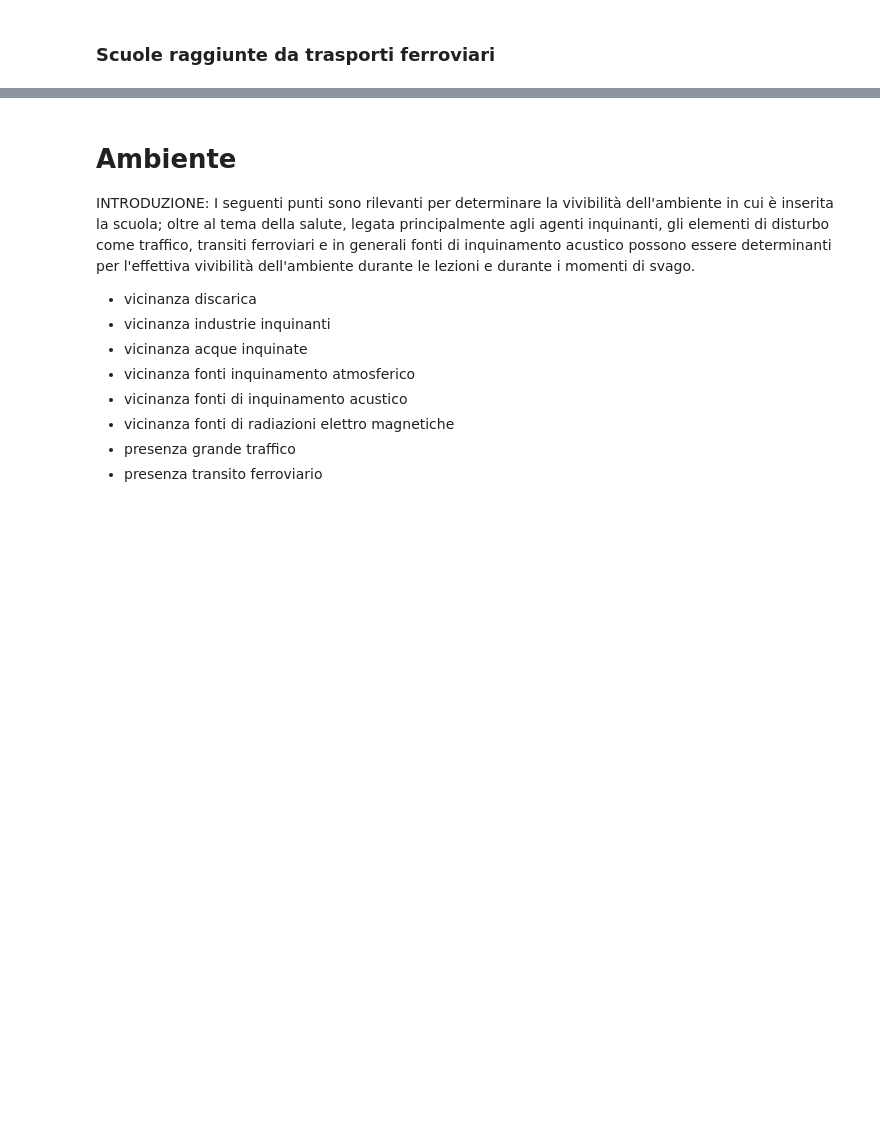
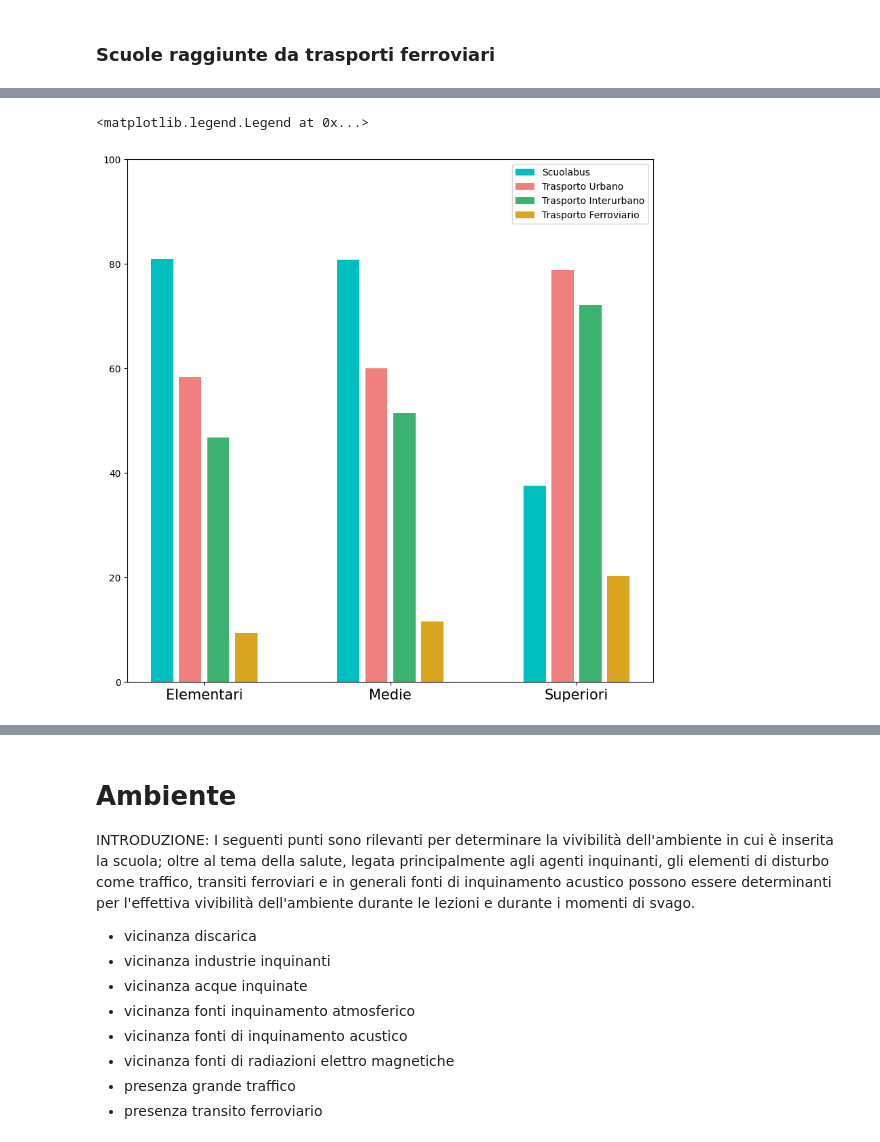
Before and after one commit to bolla99/datavis-project, a Jupyter notebook: notebook_bolla.ipynb, the cells around one changed output, grey strips where cells are left out. Drawn from its saved outputs; the diff is of its cells as text; code cells hidden in the pictures; blank space fills up the shorter version.

```diff
--- a/notebook_bolla.ipynb
+++ b/notebook_bolla.ipynb
@@ -244,6 +244,7 @@ codici_scuola_superiori = [x for x in codici_scuola if x[2:4] in codici_superior
 
 years_labels = ['2017-2018', '2018-2019', '2020-2021', '2021-2022']
 years_label_from_1516 = ['2015-2016'] + years_labels
+tipi_scuole_labels = ['Elementari', 'Medie', 'Superiori']
 # %% [markdown]
 # Test geopandas
 # %%
@@ -490,0 +533,15 @@ print(len(codici_scuola_ferroviario) / len(codici_scuola) * 100)
+# %%
+plt.figure(figsize=(10,10))
+plt.ylim([0, 100])
+width = 0.15
+indexes = np.arange(3)
+plt.bar(indexes, percentuali_scuolabus, 0.12, color='c', label='Scuolabus')
+plt.bar(indexes + width, percentuali_urbano, 0.12, color='lightcoral', label='Trasporto Urbano')
+plt.bar(indexes + width*2, percentuali_interurbano, 0.12, color='mediumseagreen', label='Trasporto Interurbano')
+plt.bar(indexes + width*3, percentuali_ferroviario, 0.12, color='goldenrod', label='Trasporto Ferroviario')
+
+plt.xticks(indexes + width*1.5, tipi_scuole_labels, fontsize = 15)
+plt.legend()
+# %% [output]
+<matplotlib.legend.Legend at 0x...>
+[figure, added]
```
Also changed, not shown: parts of 9 cells of this notebook.
